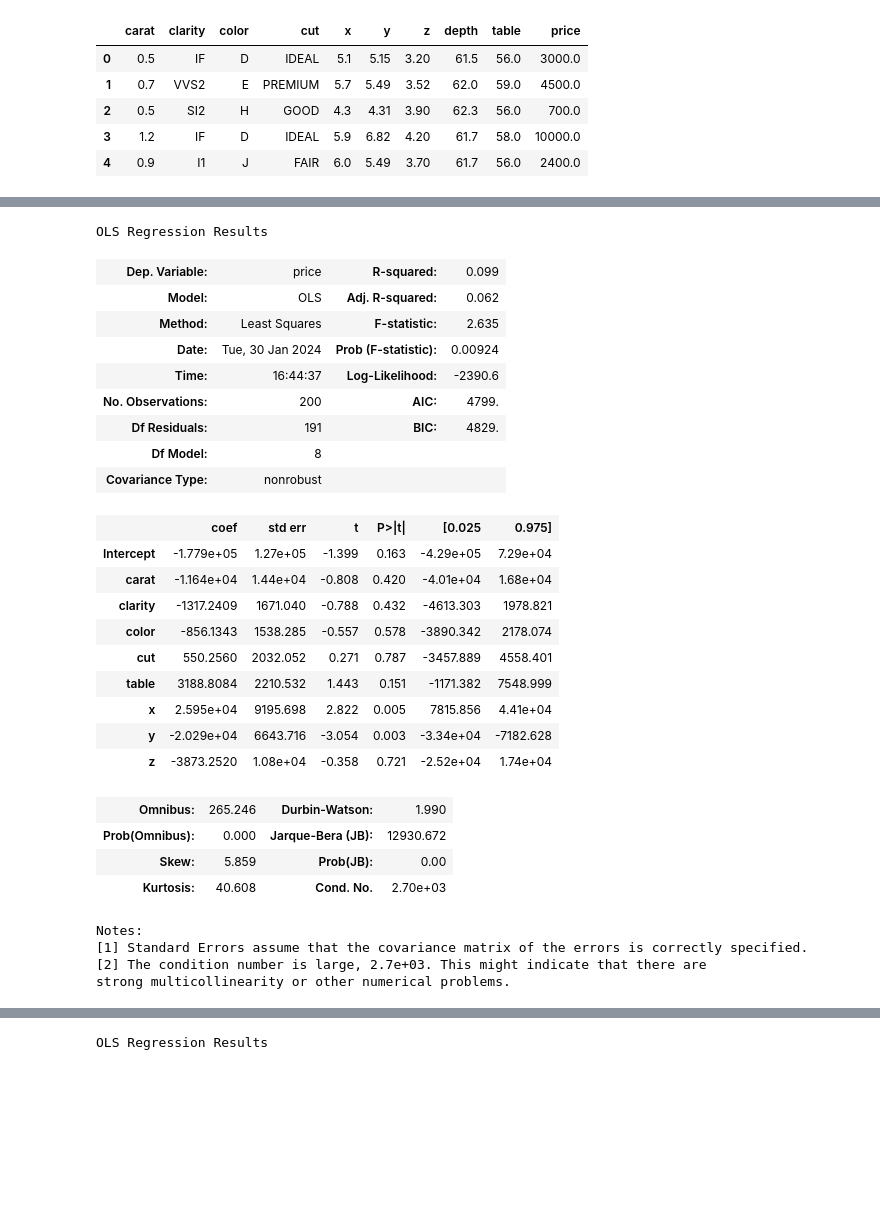
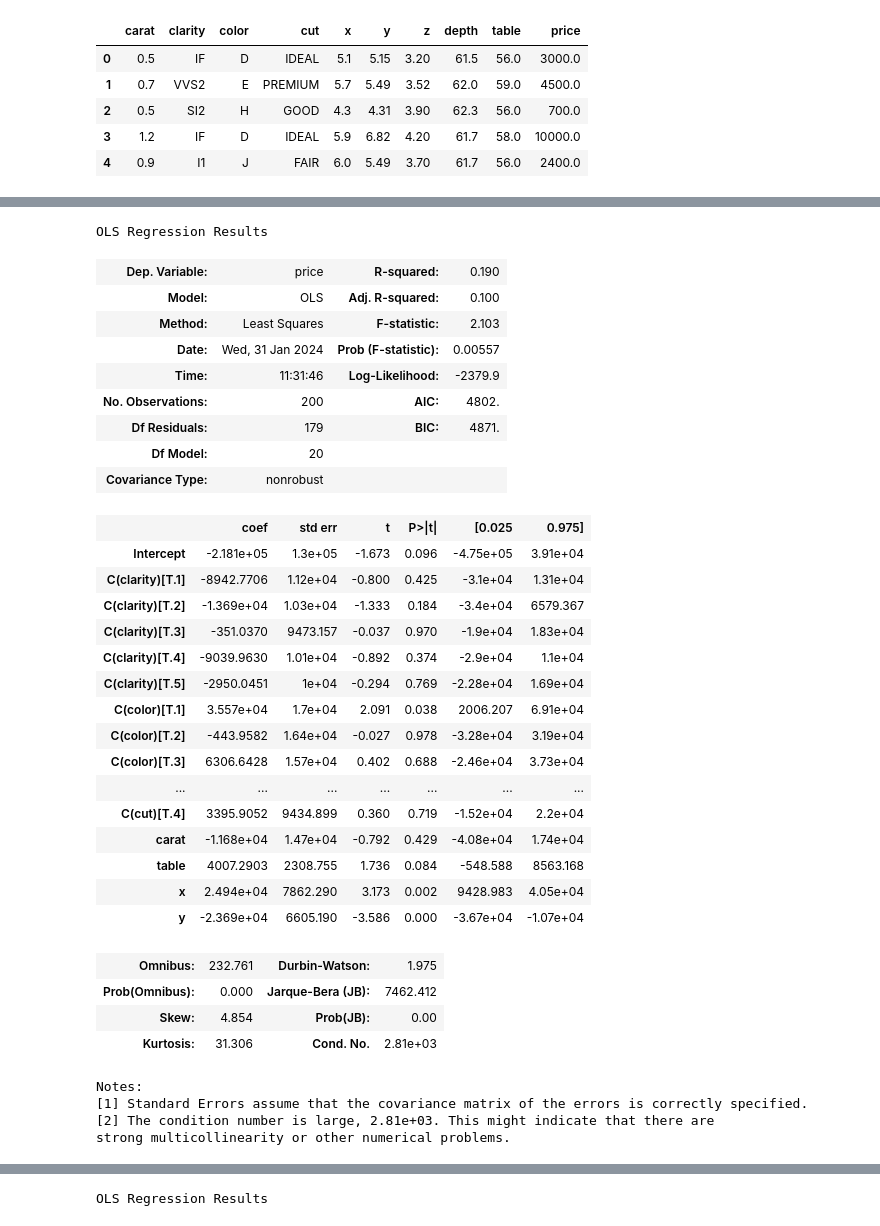
Before and after one commit to karolsobotka/PAD, a Jupyter notebook: messy_data_proj/etap_tworzenia_modelu_regresji.ipynb, the cells around one changed output, grey strips where cells are left out. Saved outputs shown, nothing was run; the diff lists cells and outputs as text; code cells hidden in the pictures; blank space fills up the shorter version.

```diff
--- a/messy_data_proj/etap_tworzenia_modelu_regresji.ipynb
+++ b/messy_data_proj/etap_tworzenia_modelu_regresji.ipynb
@@ -23,33 +177,39 @@ df['color'] = le3.fit_transform(df['color'])
 # %%
-model = smf.ols(formula="price ~ carat+ clarity + color +  cut + table + x+ y+z ", data = df).fit()
+model = smf.ols(formula="price ~ carat+ C(clarity) + C(color) +  C(cut) + table + x+ y ", data = df).fit()
 model.summary()
 # %% [output]
 OLS Regression Results
-| Dep. Variable: | price | R-squared: | 0.099 |
-| Model: | OLS | Adj. R-squared: | 0.062 |
-| Method: | Least Squares | F-statistic: | 2.635 |
-| Date: | Tue, 30 Jan 2024 | Prob (F-statistic): | 0.00924 |
-| Time: | 16:44:37 | Log-Likelihood: | -2390.6 |
-| No. Observations: | 200 | AIC: | 4799. |
-| Df Residuals: | 191 | BIC: | 4829. |
-| Df Model: | 8 |  |  |
+| Dep. Variable: | price | R-squared: | 0.190 |
+| Model: | OLS | Adj. R-squared: | 0.100 |
+| Method: | Least Squares | F-statistic: | 2.103 |
+| Date: | Wed, 31 Jan 2024 | Prob (F-statistic): | 0.00557 |
+| Time: | 11:31:46 | Log-Likelihood: | -2379.9 |
+| No. Observations: | 200 | AIC: | 4802. |
+| Df Residuals: | 179 | BIC: | 4871. |
+| Df Model: | 20 |  |  |
 | Covariance Type: | nonrobust |  |  |
 |  | coef | std err | t | P>|t| | [0.025 | 0.975] |
-| Intercept | -1.779e+05 | 1.27e+05 | -1.399 | 0.163 | -4.29e+05 | 7.29e+04 |
-| carat | -1.164e+04 | 1.44e+04 | -0.808 | 0.420 | -4.01e+04 | 1.68e+04 |
-| clarity | -1317.2409 | 1671.040 | -0.788 | 0.432 | -4613.303 | 1978.821 |
-| color | -856.1343 | 1538.285 | -0.557 | 0.578 | -3890.342 | 2178.074 |
-| cut | 550.2560 | 2032.052 | 0.271 | 0.787 | -3457.889 | 4558.401 |
-| table | 3188.8084 | 2210.532 | 1.443 | 0.151 | -1171.382 | 7548.999 |
-| x | 2.595e+04 | 9195.698 | 2.822 | 0.005 | 7815.856 | 4.41e+04 |
-| y | -2.029e+04 | 6643.716 | -3.054 | 0.003 | -3.34e+04 | -7182.628 |
-| z | -3873.2520 | 1.08e+04 | -0.358 | 0.721 | -2.52e+04 | 1.74e+04 |
+| Intercept | -2.181e+05 | 1.3e+05 | -1.673 | 0.096 | -4.75e+05 | 3.91e+04 |
+| C(clarity)[T.1] | -8942.7706 | 1.12e+04 | -0.800 | 0.425 | -3.1e+04 | 1.31e+04 |
+| C(clarity)[T.2] | -1.369e+04 | 1.03e+04 | -1.333 | 0.184 | -3.4e+04 | 6579.367 |
+| C(clarity)[T.3] | -351.0370 | 9473.157 | -0.037 | 0.970 | -1.9e+04 | 1.83e+04 |
+| C(clarity)[T.4] | -9039.9630 | 1.01e+04 | -0.892 | 0.374 | -2.9e+04 | 1.1e+04 |
+| C(clarity)[T.5] | -2950.0451 | 1e+04 | -0.294 | 0.769 | -2.28e+04 | 1.69e+04 |
+| C(color)[T.1] | 3.557e+04 | 1.7e+04 | 2.091 | 0.038 | 2006.207 | 6.91e+04 |
+| C(color)[T.2] | -443.9582 | 1.64e+04 | -0.027 | 0.978 | -3.28e+04 | 3.19e+04 |
+| C(color)[T.3] | 6306.6428 | 1.57e+04 | 0.402 | 0.688 | -2.46e+04 | 3.73e+04 |
+| ... | ... | ... | ... | ... | ... | ... |
+| C(cut)[T.4] | 3395.9052 | 9434.899 | 0.360 | 0.719 | -1.52e+04 | 2.2e+04 |
+| carat | -1.168e+04 | 1.47e+04 | -0.792 | 0.429 | -4.08e+04 | 1.74e+04 |
+| table | 4007.2903 | 2308.755 | 1.736 | 0.084 | -548.588 | 8563.168 |
+| x | 2.494e+04 | 7862.290 | 3.173 | 0.002 | 9428.983 | 4.05e+04 |
+| y | -2.369e+04 | 6605.190 | -3.586 | 0.000 | -3.67e+04 | -1.07e+04 |
-| Omnibus: | 265.246 | Durbin-Watson: | 1.990 |
-| Prob(Omnibus): | 0.000 | Jarque-Bera (JB): | 12930.672 |
-| Skew: | 5.859 | Prob(JB): | 0.00 |
-| Kurtosis: | 40.608 | Cond. No. | 2.70e+03 |
+| Omnibus: | 232.761 | Durbin-Watson: | 1.975 |
+| Prob(Omnibus): | 0.000 | Jarque-Bera (JB): | 7462.412 |
+| Skew: | 4.854 | Prob(JB): | 0.00 |
+| Kurtosis: | 31.306 | Cond. No. | 2.81e+03 |
 Notes:
 [1] Standard Errors assume that the covariance matrix of the errors is correctly specified.
-[2] The condition number is large, 2.7e+03. This might indicate that there are
+[2] The condition number is large, 2.81e+03. This might indicate that there are
 strong multicollinearity or other numerical problems.
 # %%
```
Also changed, not shown: parts of 14 cells of this notebook, 1 other file.
